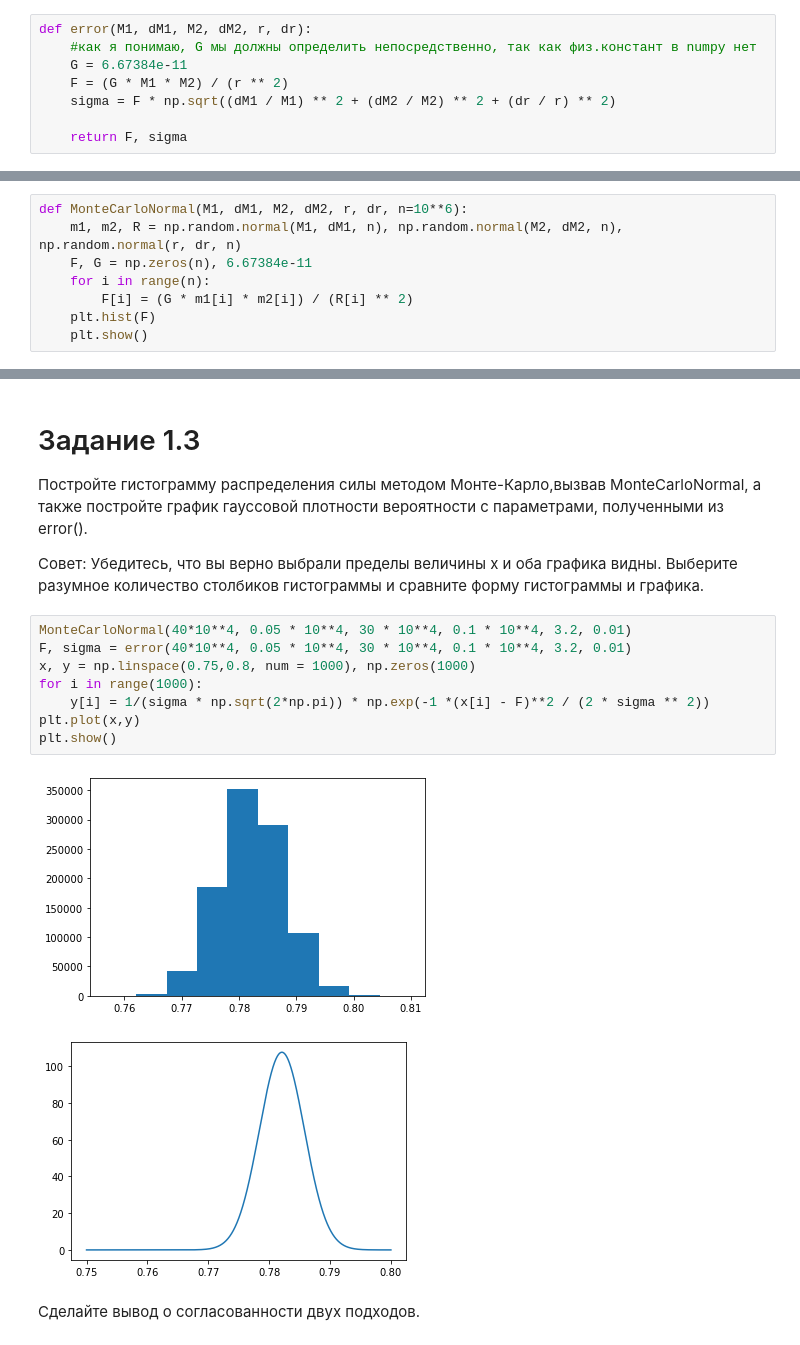
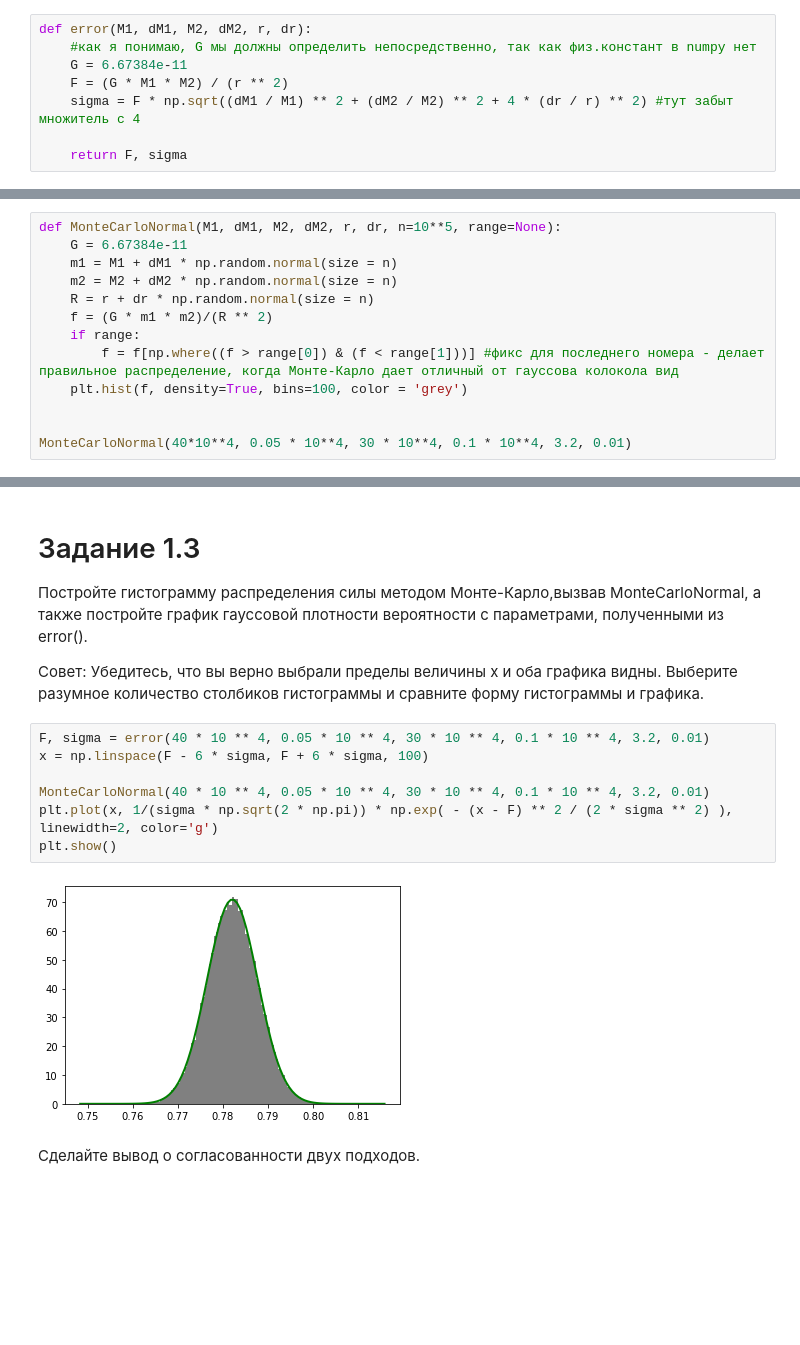
Before and after one commit to DanilPeg/calcphys2022, a Jupyter notebook: Distribution error.ipynb, the cells around one changed output, grey strips where cells are left out. Saved outputs shown, nothing was run; the diff lists cells and outputs as text; blank space fills up the shorter version.

Commit message:
Фикс последних номеров
Фикс последних номеров

```diff
--- a/Distribution error.ipynb
+++ b/Distribution error.ipynb
@@ -33,7 +33,7 @@ def error(M1, dM1, M2, dM2, r, dr):
     #как я понимаю, G мы должны определить непосредственно, так как физ.констант в numpy нет
     G = 6.67384e-11
     F = (G * M1 * M2) / (r ** 2)
-    sigma = F * np.sqrt((dM1 / M1) ** 2 + (dM2 / M2) ** 2 + (dr / r) ** 2)
+    sigma = F * np.sqrt((dM1 / M1) ** 2 + (dM2 / M2) ** 2 + 4 * (dr / r) ** 2) #тут забыт множитель с 4
 
     return F, sigma
 # %%
@@ -53,11 +53,16 @@ print(error(40*10**4, 0.05 * 10**4, 30 * 10**4, 0.1 * 10**4, 3.2, 0.01))
 # Задание 1.2
 
 Напишите функцию, которая моделирует силу методом Монте-Карло и строит нормированную гистограмму.
-# %%
-def MonteCarloNormal(M1, dM1, M2, dM2, r, dr, n=10**6):
-    m1, m2, R = np.random.normal(M1, dM1, n), np.random.normal(M2, dM2, n), np.random.normal(r, dr, n)
-    F, G = np.zeros(n), 6.67384e-11
-    for i in range(n):
-        F[i] = (G * m1[i] * m2[i]) / (R[i] ** 2)
-    plt.hist(F)
-    plt.show()
+# %%
+def MonteCarloNormal(M1, dM1, M2, dM2, r, dr, n=10**5, range=None):
+    G = 6.67384e-11
+    m1 = M1 + dM1 * np.random.normal(size = n)
+    m2 = M2 + dM2 * np.random.normal(size = n)
+    R = r + dr * np.random.normal(size = n)
+    f = (G * m1 * m2)/(R ** 2)
+    if range:
+        f = f[np.where((f > range[0]) & (f < range[1]))] #фикс для последнего номера - делает правильное распределение, когда Монте-Карло дает отличный от гауссова колокола вид
+    plt.hist(f, density=True, bins=100, color = 'grey')
+
+
+MonteCarloNormal(40*10**4, 0.05 * 10**4, 30 * 10**4, 0.1 * 10**4, 3.2, 0.01)
@@ -68,15 +75,13 @@ def MonteCarloNormal(M1, dM1, M2, dM2, r, dr, n=10**6):
 
 Совет: Убедитесь, что вы верно выбрали пределы величины x и оба графика видны. Выберите разумное количество столбиков гистограммы и сравните форму гистограммы и графика.
 # %%
-MonteCarloNormal(40*10**4, 0.05 * 10**4, 30 * 10**4, 0.1 * 10**4, 3.2, 0.01)
-F, sigma = error(40*10**4, 0.05 * 10**4, 30 * 10**4, 0.1 * 10**4, 3.2, 0.01)
-x, y = np.linspace(0.75,0.8, num = 1000), np.zeros(1000)
-for i in range(1000):
-    y[i] = 1/(sigma * np.sqrt(2*np.pi)) * np.exp(-1 *(x[i] - F)**2 / (2 * sigma ** 2))
-plt.plot(x,y)
+F, sigma = error(40 * 10 ** 4, 0.05 * 10 ** 4, 30 * 10 ** 4, 0.1 * 10 ** 4, 3.2, 0.01)
+x = np.linspace(F - 6 * sigma, F + 6 * sigma, 100)
+
+MonteCarloNormal(40 * 10 ** 4, 0.05 * 10 ** 4, 30 * 10 ** 4, 0.1 * 10 ** 4, 3.2, 0.01)
+plt.plot(x, 1/(sigma * np.sqrt(2 * np.pi)) * np.exp( - (x - F) ** 2 / (2 * sigma ** 2) ), linewidth=2, color='g')
 plt.show()
 # %% [output]
-[figure, old version]
+[figure, new version]
-[figure, removed]
 # %% [markdown]
 Сделайте вывод о согласованности двух подходов.
```
Also changed, not shown: parts of 7 cells of this notebook.
